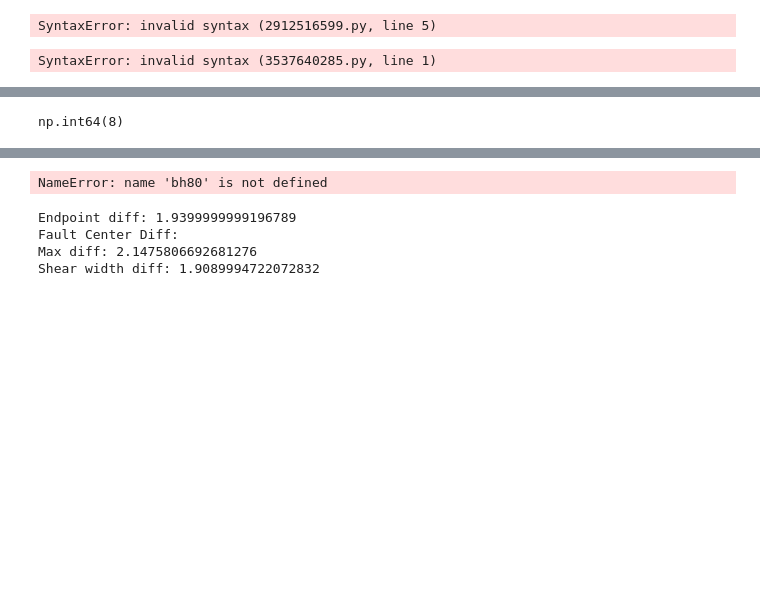
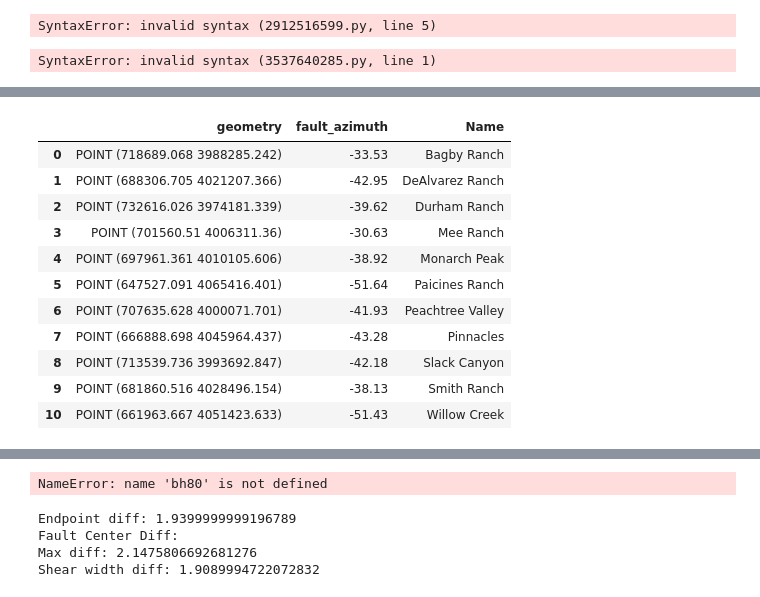
Before and after one commit to cehanagan/ImageryResources, a Jupyter notebook: Notebooks/CSAF_FigureNotebooks/ProfilesAtScale.ipynb, the cells around one changed output, grey strips where cells are left out. Drawn from its saved outputs; the diff is of its cells as text; code cells hidden in the pictures; blank space fills up the shorter version.

```diff
--- a/Notebooks/CSAF_FigureNotebooks/ProfilesAtScale.ipynb
+++ b/Notebooks/CSAF_FigureNotebooks/ProfilesAtScale.ipynb
@@ -583,8 +618,19 @@ Fit failed.
 ... (11 outputs left out)
-# %%
-i
-# %% [output]
-np.int64(8)
+# %%
+points
+# %% [output]
+|  | geometry | fault_azimuth | Name |
+| 0 | POINT (718689.068 3988285.242) | -33.53 | Bagby Ranch |
+| 1 | POINT (688306.705 4021207.366) | -42.95 | DeAlvarez Ranch |
+| 2 | POINT (732616.026 3974181.339) | -39.62 | Durham Ranch |
+| 3 | POINT (701560.51 4006311.36) | -30.63 | Mee Ranch |
+| 4 | POINT (697961.361 4010105.606) | -38.92 | Monarch Peak |
+| 5 | POINT (647527.091 4065416.401) | -51.64 | Paicines Ranch |
+| 6 | POINT (707635.628 4000071.701) | -41.93 | Peachtree Valley |
+| 7 | POINT (666888.698 4045964.437) | -43.28 | Pinnacles |
+| 8 | POINT (713539.736 3993692.847) | -42.18 | Slack Canyon |
+| 9 | POINT (681860.516 4028496.154) | -38.13 | Smith Ranch |
+| 10 | POINT (661963.667 4051423.633) | -51.43 | Willow Creek |
 # %%
 from matplotlib.patches import Rectangle, ConnectionPatch
 import matplotlib.cm as cm
```
Also changed, not shown: parts of 4 cells of this notebook, 3 other files.
